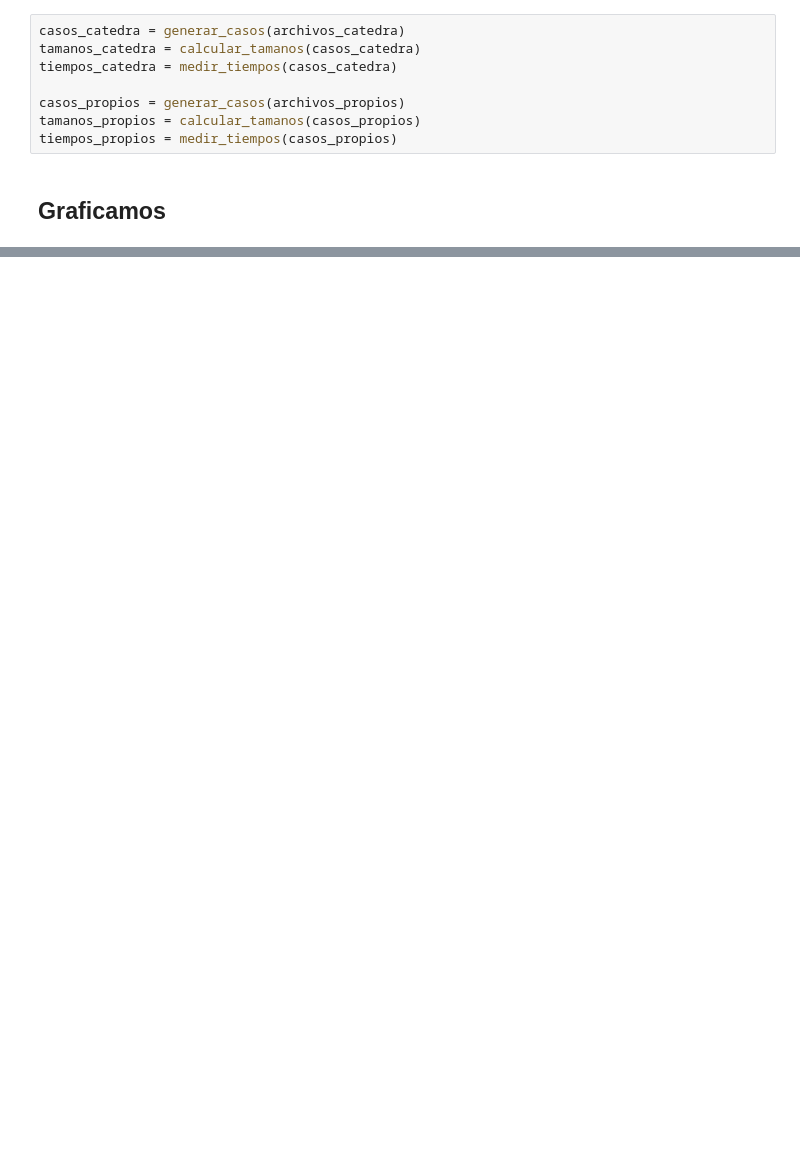
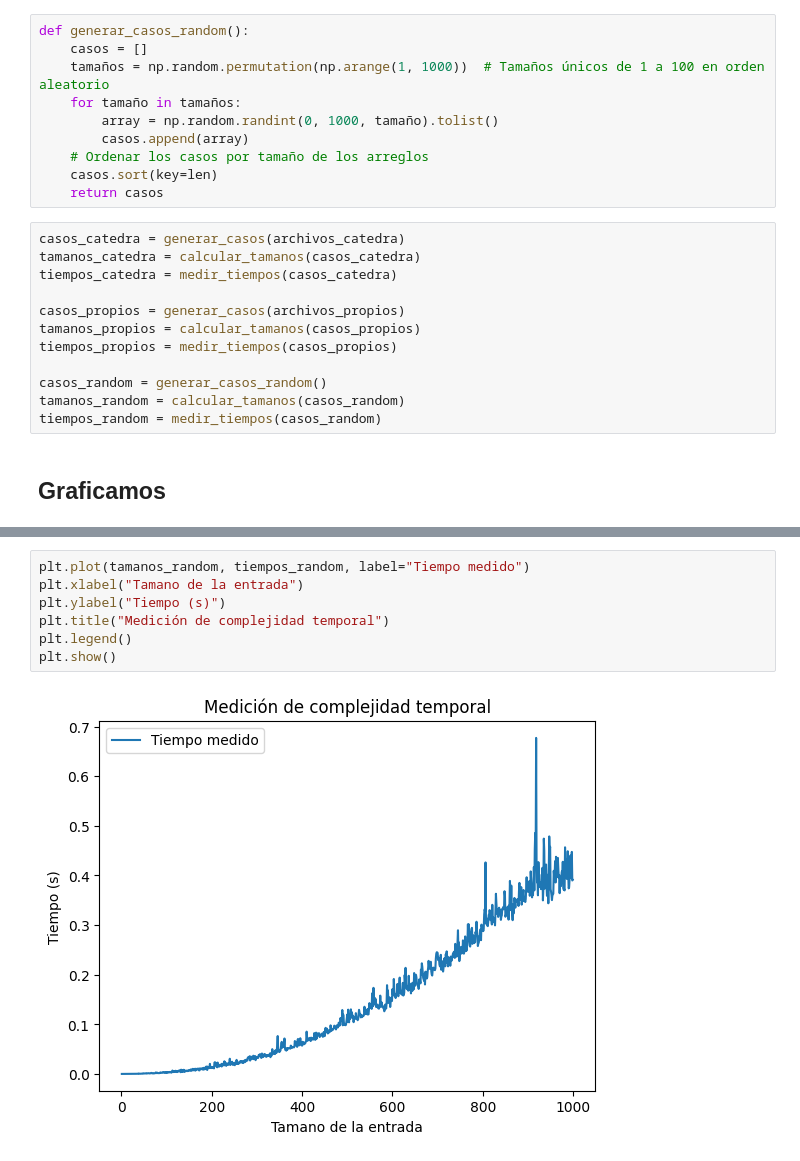
Before and after one commit to TrezeguetSanteb/TDA, a Jupyter notebook: Segunda Parte/pruebas.ipynb, the cells around one changed output, grey strips where cells are left out. Cells and saved outputs as stored; diff of their text form; blank space fills up the shorter version.

```diff
--- a/Segunda Parte/pruebas.ipynb
+++ b/Segunda Parte/pruebas.ipynb
@@ -58,6 +58,16 @@ def calcular_tamanos(casos):
     for monedas in casos:
         tamanos.append(len(monedas))
     return tamanos
+# %%
+def generar_casos_random():
+    casos = []
+    tamaños = np.random.permutation(np.arange(1, 1000))  # Tamaños únicos de 1 a 100 en orden aleatorio
+    for tamaño in tamaños:
+        array = np.random.randint(0, 1000, tamaño).tolist()
+        casos.append(array)
+    # Ordenar los casos por tamaño de los arreglos
+    casos.sort(key=len)
+    return casos
 # %%
 casos_catedra = generar_casos(archivos_catedra)
 tamanos_catedra = calcular_tamanos(casos_catedra)
@@ -66,6 +76,10 @@ tiempos_catedra = medir_tiempos(casos_catedra)
 casos_propios = generar_casos(archivos_propios)
 tamanos_propios = calcular_tamanos(casos_propios)
 tiempos_propios = medir_tiempos(casos_propios)
+
+casos_random = generar_casos_random()
+tamanos_random = calcular_tamanos(casos_random)
+tiempos_random = medir_tiempos(casos_random)
 # %% [markdown]
 ## Graficamos
 # %%
@@ -116,0 +131,9 @@ plt.show()
+# %%
+plt.plot(tamanos_random, tiempos_random, label="Tiempo medido")
+plt.xlabel("Tamano de la entrada")
+plt.ylabel("Tiempo (s)")
+plt.title("Medición de complejidad temporal")
+plt.legend()
+plt.show()
+# %% [output]
+[figure, added]
```
Also changed, not shown: parts of 5 cells of this notebook, 6 other files.
